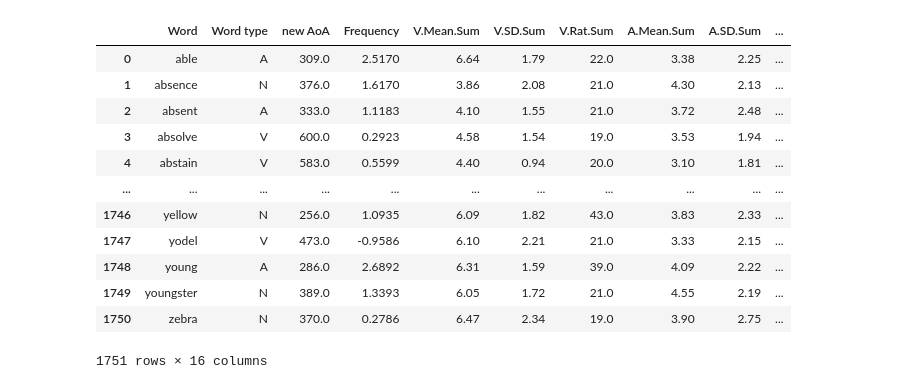
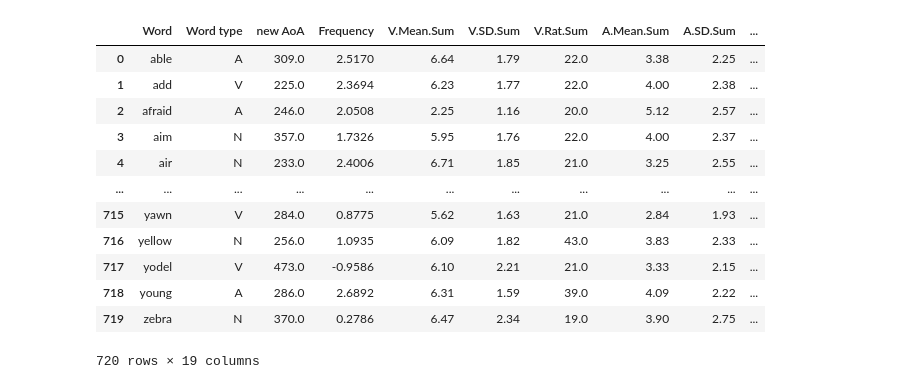
Before and after one commit to hassan3301/COG403Project, a Jupyter notebook: main.ipynb, the cells around one changed output. Cells and saved outputs as stored; diff of their text form; code cells hidden in the pictures.

```diff
--- a/main.ipynb
+++ b/main.ipynb
@@ -6,22 +7,22 @@ AoA_df = pd.read_csv('AoA.csv')
 babiness_df = pd.read_csv('babiness.csv')
 esm_df = pd.read_excel('ESM.xlsx')
 # %%
-merged_df = pd.read_csv('processed_files/merged.csv')
+merged_df = pd.read_csv('processed_files/merged_with_iconicity.csv')
 merged_df
 # %% [output]
 |  | Word | Word type | new AoA | Frequency | V.Mean.Sum | V.SD.Sum | V.Rat.Sum | A.Mean.Sum | A.SD.Sum | ... |
 | 0 | able | A | 309.0 | 2.5170 | 6.64 | 1.79 | 22.0 | 3.38 | 2.25 | ... |
-| 1 | absence | N | 376.0 | 1.6170 | 3.86 | 2.08 | 21.0 | 4.30 | 2.13 | ... |
-| 2 | absent | A | 333.0 | 1.1183 | 4.10 | 1.55 | 21.0 | 3.72 | 2.48 | ... |
-| 3 | absolve | V | 600.0 | 0.2923 | 4.58 | 1.54 | 19.0 | 3.53 | 1.94 | ... |
-| 4 | abstain | V | 583.0 | 0.5599 | 4.40 | 0.94 | 20.0 | 3.10 | 1.81 | ... |
+| 1 | add | V | 225.0 | 2.3694 | 6.23 | 1.77 | 22.0 | 4.00 | 2.38 | ... |
+| 2 | afraid | A | 246.0 | 2.0508 | 2.25 | 1.16 | 20.0 | 5.12 | 2.57 | ... |
+| 3 | aim | N | 357.0 | 1.7326 | 5.95 | 1.76 | 22.0 | 4.00 | 2.37 | ... |
+| 4 | air | N | 233.0 | 2.4006 | 6.71 | 1.85 | 21.0 | 3.25 | 2.55 | ... |
 | ... | ... | ... | ... | ... | ... | ... | ... | ... | ... | ... |
-| 1746 | yellow | N | 256.0 | 1.0935 | 6.09 | 1.82 | 43.0 | 3.83 | 2.33 | ... |
-| 1747 | yodel | V | 473.0 | -0.9586 | 6.10 | 2.21 | 21.0 | 3.33 | 2.15 | ... |
-| 1748 | young | A | 286.0 | 2.6892 | 6.31 | 1.59 | 39.0 | 4.09 | 2.22 | ... |
-| 1749 | youngster | N | 389.0 | 1.3393 | 6.05 | 1.72 | 21.0 | 4.55 | 2.19 | ... |
-| 1750 | zebra | N | 370.0 | 0.2786 | 6.47 | 2.34 | 19.0 | 3.90 | 2.75 | ... |
+| 715 | yawn | V | 284.0 | 0.8775 | 5.62 | 1.63 | 21.0 | 2.84 | 1.93 | ... |
+| 716 | yellow | N | 256.0 | 1.0935 | 6.09 | 1.82 | 43.0 | 3.83 | 2.33 | ... |
+| 717 | yodel | V | 473.0 | -0.9586 | 6.10 | 2.21 | 21.0 | 3.33 | 2.15 | ... |
+| 718 | young | A | 286.0 | 2.6892 | 6.31 | 1.59 | 39.0 | 4.09 | 2.22 | ... |
+| 719 | zebra | N | 370.0 | 0.2786 | 6.47 | 2.34 | 19.0 | 3.90 | 2.75 | ... |
-1751 rows × 16 columns
+720 rows × 19 columns
 # %%
 words = merged_df['Word'].values.tolist()
 frequencies = merged_df['Frequency'].values.tolist()
```
Also changed, not shown: parts of 5 cells of this notebook.
